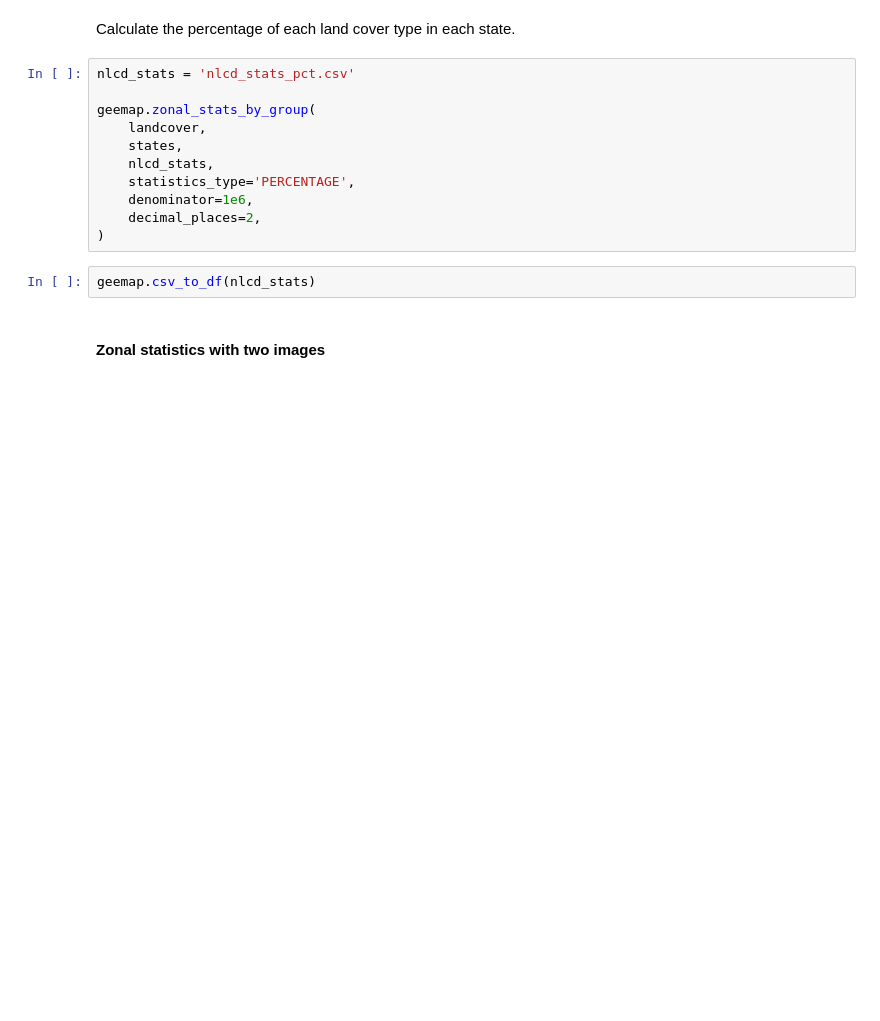
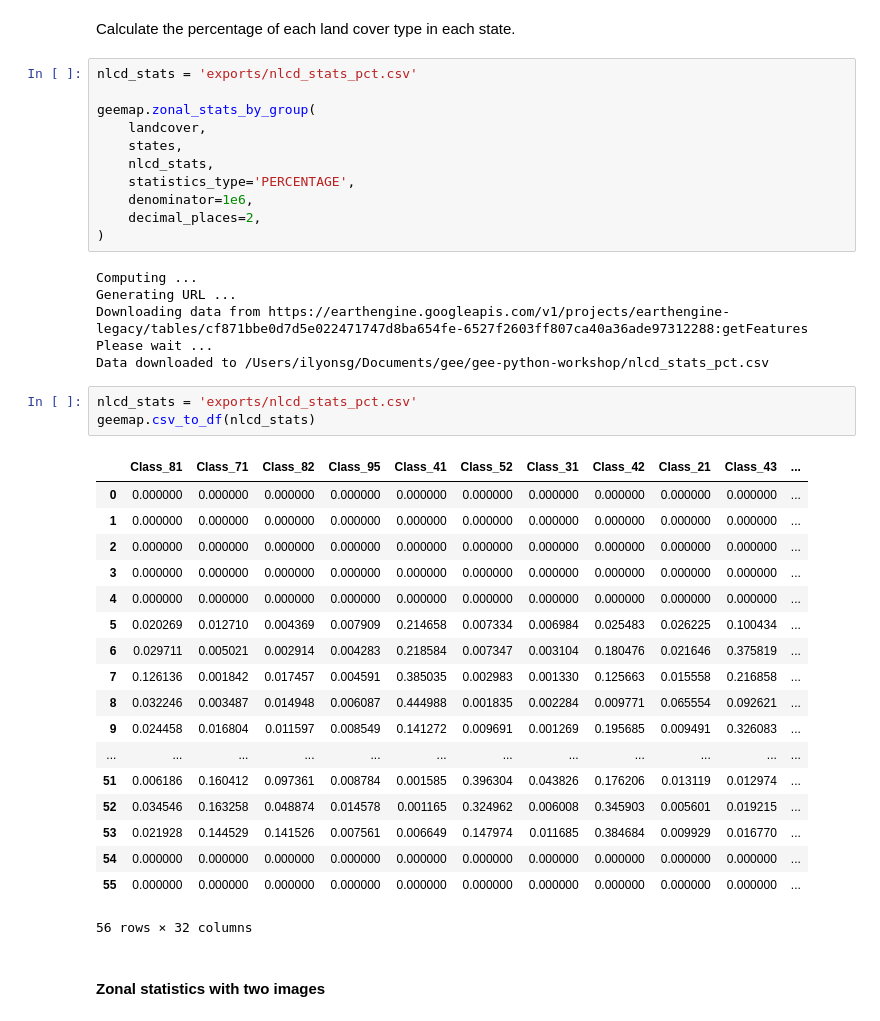
Before and after one commit to isaiahlg/gee-workshop, a Jupyter notebook: G4G_2023.ipynb, the cells around one changed output. Saved outputs shown, nothing was run; the diff lists cells and outputs as text; blank space fills up the shorter version.

Commit message:
Complete first day of workshop.

```diff
--- a/G4G_2023.ipynb
+++ b/G4G_2023.ipynb
@@ -876,7 +1090,7 @@ geemap.csv_to_df(nlcd_stats)
 # %% [markdown]
 Calculate the percentage of each land cover type in each state.
 # %%
-nlcd_stats = 'nlcd_stats_pct.csv'
+nlcd_stats = 'exports/nlcd_stats_pct.csv'
 
 geemap.zonal_stats_by_group(
     landcover,
@@ -886,8 +1100,34 @@ geemap.zonal_stats_by_group(
     denominator=1e6,
     decimal_places=2,
 )
+# %% [output]
+Computing ...
+Generating URL ...
+Downloading data from https://earthengine.googleapis.com/v1/projects/earthengine-legacy/tables/cf871bbe0d7d5e022471747d8ba654fe-6527f2603ff807ca40a36ade97312288:getFeatures
+Please wait ...
+Data downloaded to /Users/ilyonsg/Documents/gee/gee-python-workshop/nlcd_stats_pct.csv
-# %%
-geemap.csv_to_df(nlcd_stats)
+# %%
+nlcd_stats = 'exports/nlcd_stats_pct.csv'
+geemap.csv_to_df(nlcd_stats)
+# %% [output]
+|  | Class_81 | Class_71 | Class_82 | Class_95 | Class_41 | Class_52 | Class_31 | Class_42 | Class_21 | Class_43 | ... |
+| 0 | 0.000000 | 0.000000 | 0.000000 | 0.000000 | 0.000000 | 0.000000 | 0.000000 | 0.000000 | 0.000000 | 0.000000 | ... |
+| 1 | 0.000000 | 0.000000 | 0.000000 | 0.000000 | 0.000000 | 0.000000 | 0.000000 | 0.000000 | 0.000000 | 0.000000 | ... |
+| 2 | 0.000000 | 0.000000 | 0.000000 | 0.000000 | 0.000000 | 0.000000 | 0.000000 | 0.000000 | 0.000000 | 0.000000 | ... |
+| 3 | 0.000000 | 0.000000 | 0.000000 | 0.000000 | 0.000000 | 0.000000 | 0.000000 | 0.000000 | 0.000000 | 0.000000 | ... |
+| 4 | 0.000000 | 0.000000 | 0.000000 | 0.000000 | 0.000000 | 0.000000 | 0.000000 | 0.000000 | 0.000000 | 0.000000 | ... |
+| 5 | 0.020269 | 0.012710 | 0.004369 | 0.007909 | 0.214658 | 0.007334 | 0.006984 | 0.025483 | 0.026225 | 0.100434 | ... |
+| 6 | 0.029711 | 0.005021 | 0.002914 | 0.004283 | 0.218584 | 0.007347 | 0.003104 | 0.180476 | 0.021646 | 0.375819 | ... |
+| 7 | 0.126136 | 0.001842 | 0.017457 | 0.004591 | 0.385035 | 0.002983 | 0.001330 | 0.125663 | 0.015558 | 0.216858 | ... |
+| 8 | 0.032246 | 0.003487 | 0.014948 | 0.006087 | 0.444988 | 0.001835 | 0.002284 | 0.009771 | 0.065554 | 0.092621 | ... |
+| 9 | 0.024458 | 0.016804 | 0.011597 | 0.008549 | 0.141272 | 0.009691 | 0.001269 | 0.195685 | 0.009491 | 0.326083 | ... |
+| ... | ... | ... | ... | ... | ... | ... | ... | ... | ... | ... | ... |
+| 51 | 0.006186 | 0.160412 | 0.097361 | 0.008784 | 0.001585 | 0.396304 | 0.043826 | 0.176206 | 0.013119 | 0.012974 | ... |
+| 52 | 0.034546 | 0.163258 | 0.048874 | 0.014578 | 0.001165 | 0.324962 | 0.006008 | 0.345903 | 0.005601 | 0.019215 | ... |
+| 53 | 0.021928 | 0.144529 | 0.141526 | 0.007561 | 0.006649 | 0.147974 | 0.011685 | 0.384684 | 0.009929 | 0.016770 | ... |
+| 54 | 0.000000 | 0.000000 | 0.000000 | 0.000000 | 0.000000 | 0.000000 | 0.000000 | 0.000000 | 0.000000 | 0.000000 | ... |
+| 55 | 0.000000 | 0.000000 | 0.000000 | 0.000000 | 0.000000 | 0.000000 | 0.000000 | 0.000000 | 0.000000 | 0.000000 | ... |
+56 rows × 32 columns
 # %% [markdown]
 #### Zonal statistics with two images
 # %% [markdown]
```
Also changed, not shown: parts of 94 cells of this notebook, 30 other files.
